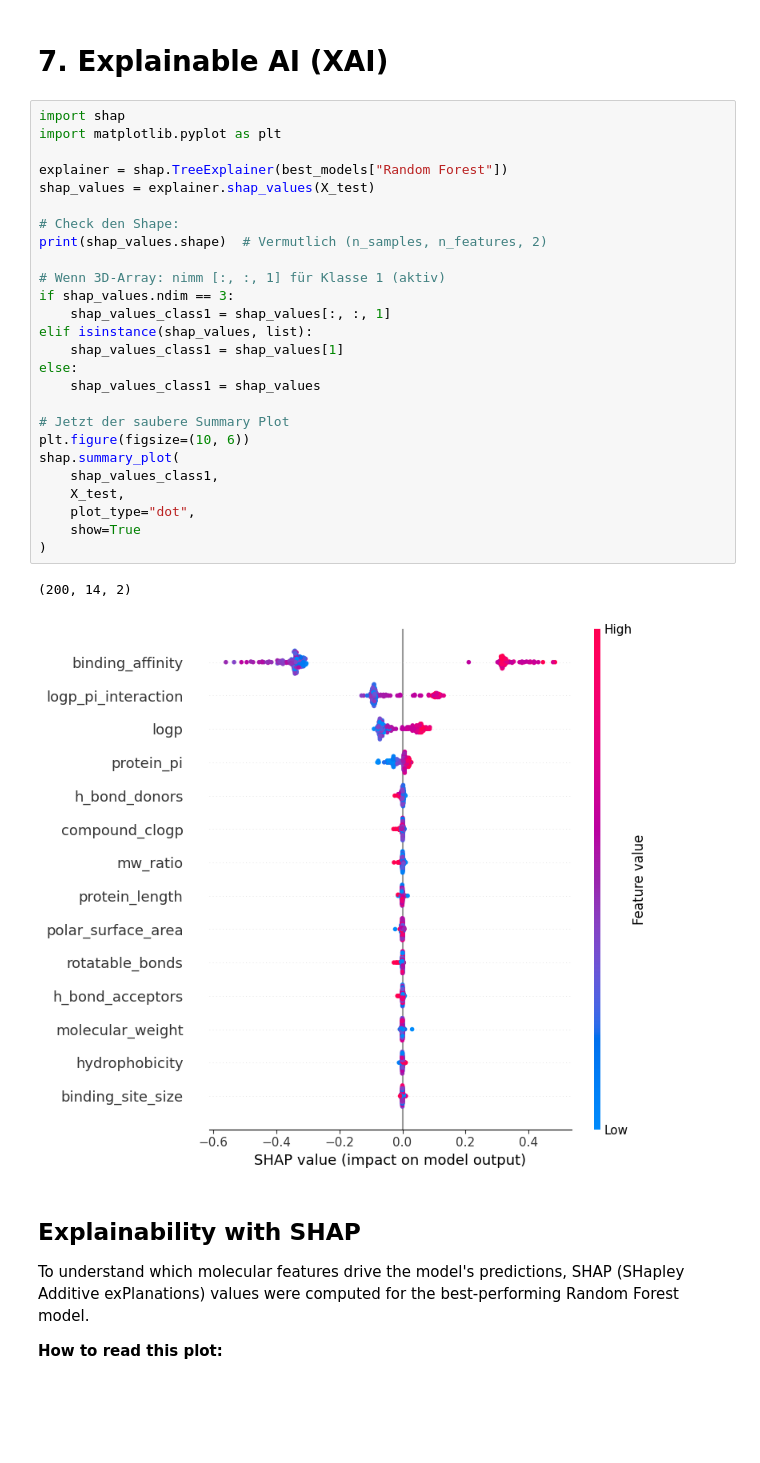
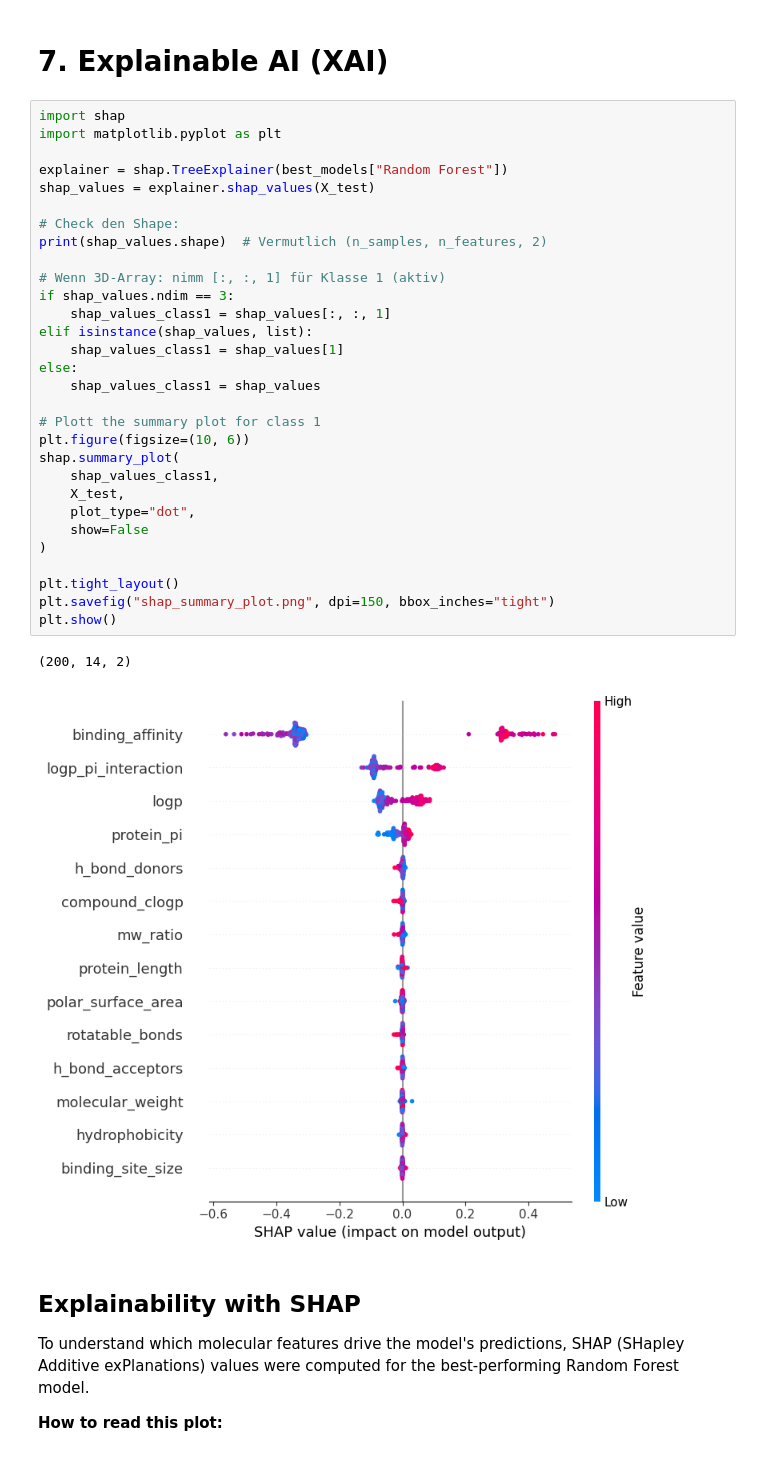
Before and after one commit to CZhakshylykova/Drug-Discovery-Virtual-Screening, a Jupyter notebook: data-expoloration.ipynb, the cells around one changed output. Drawn from its saved outputs; the diff is of its cells as text; blank space fills up the shorter version.

```diff
--- a/data-expoloration.ipynb
+++ b/data-expoloration.ipynb
@@ -490,32 +490,36 @@ Random Forest achieved 100% on this dataset. In a real-world scenario, I would v
 # %%
 import shap
 import matplotlib.pyplot as plt
 
 explainer = shap.TreeExplainer(best_models["Random Forest"])
 shap_values = explainer.shap_values(X_test)
 
 # Check den Shape:
 print(shap_values.shape)  # Vermutlich (n_samples, n_features, 2)
 
 # Wenn 3D-Array: nimm [:, :, 1] für Klasse 1 (aktiv)
 if shap_values.ndim == 3:
     shap_values_class1 = shap_values[:, :, 1]
 elif isinstance(shap_values, list):
     shap_values_class1 = shap_values[1]
 else:
     shap_values_class1 = shap_values
 
-# Jetzt der saubere Summary Plot
+# Plott the summary plot for class 1
 plt.figure(figsize=(10, 6))
 shap.summary_plot(
     shap_values_class1,
     X_test,
     plot_type="dot",
-    show=True
+    show=False
 )
+
+plt.tight_layout()
+plt.savefig("shap_summary_plot.png", dpi=150, bbox_inches="tight")
+plt.show()
 # %% [output]
 (200, 14, 2)
-[figure, old version]
+[figure, new version]
 # %% [markdown]
 ## Explainability with SHAP
 
```
